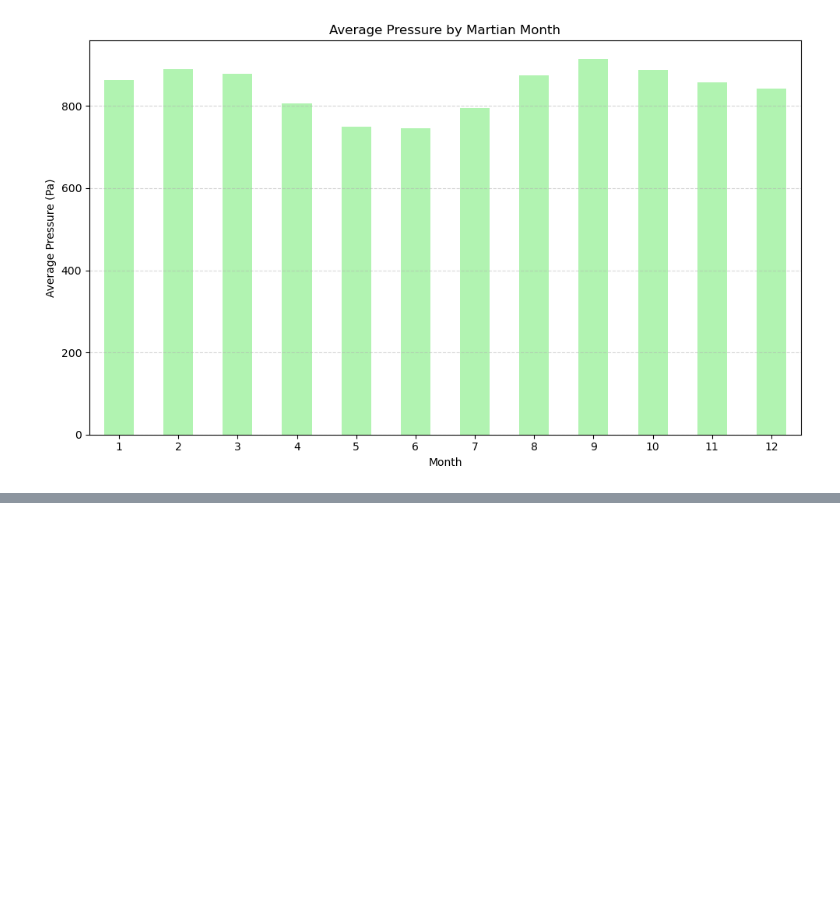
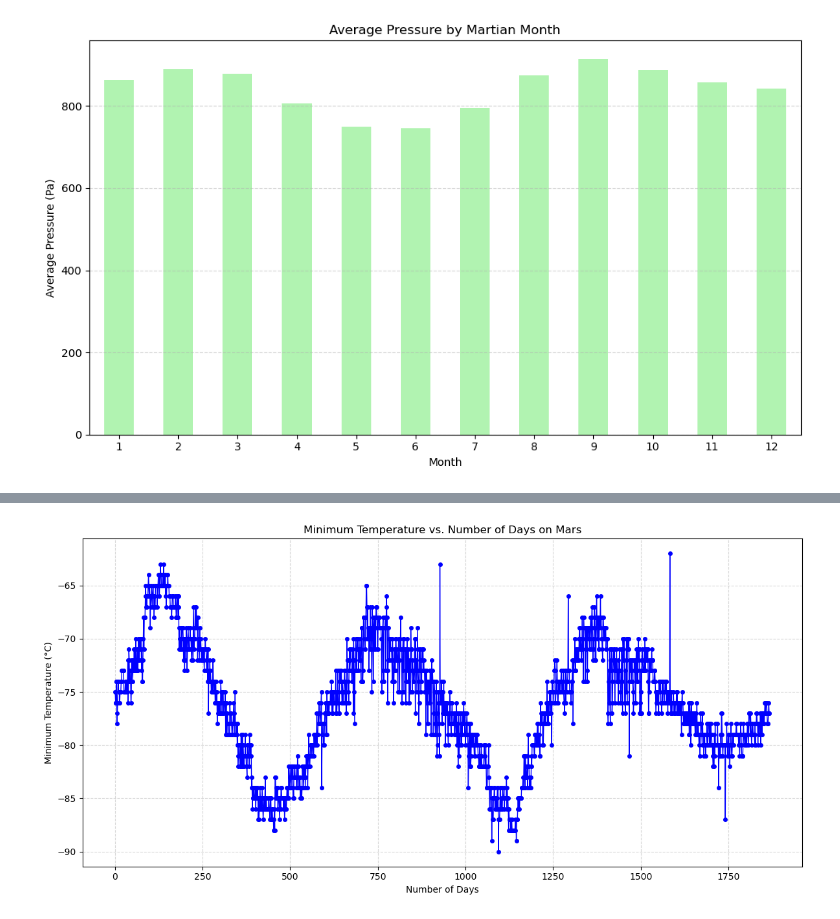
Before and after one commit to aapopa/Scraping-challenge, a Jupyter notebook: part_2_hw_mars_weather.ipynb, the cells around one changed output, grey strips where cells are left out. Saved outputs shown, nothing was run; the diff lists cells and outputs as text; code cells hidden in the pictures; blank space fills up the shorter version.

```diff
--- a/part_2_hw_mars_weather.ipynb
+++ b/part_2_hw_mars_weather.ipynb
@@ -322,0 +311,35 @@ earth_days_in_martian_year = martian_orbital_period_earth_days / martian_year_du
+# %%
+# Martian orbital period in Earth days
+martian_orbital_period_earth_days = 687
+
+# Martian year duration in sols
+martian_year_duration_sols = 687
+
+# number of Earth days in a Martian year
+earth_days_in_martian_year = martian_orbital_period_earth_days / martian_year_duration_sols
+
+min_temps = df['min_temp'].tolist()
+
+    # Number of days (1867 days)
+num_days = 1867
+
+    # list of days from 1 to num_days
+days = list(range(1, num_days + 1))
+
+    # Plotting min temperatures with the number of days
+plt.figure(figsize=(12, 6))
+plt.plot(days, min_temps, color='blue', marker='o', linestyle='-', linewidth=1, markersize=4)
+
+    # plot title and labels
+plt.title('Minimum Temperature vs. Number of Days on Mars')
+plt.xlabel('Number of Days')
+plt.ylabel('Minimum Temperature (°C)')
+
+
+plt.grid(True, linestyle='--', alpha=0.5)
+
+  #plot
+plt.tight_layout()
+plt.show()
+# %% [output]
+[figure, added]
```
Also changed, not shown: parts of 11 cells of this notebook, 1 other file.
